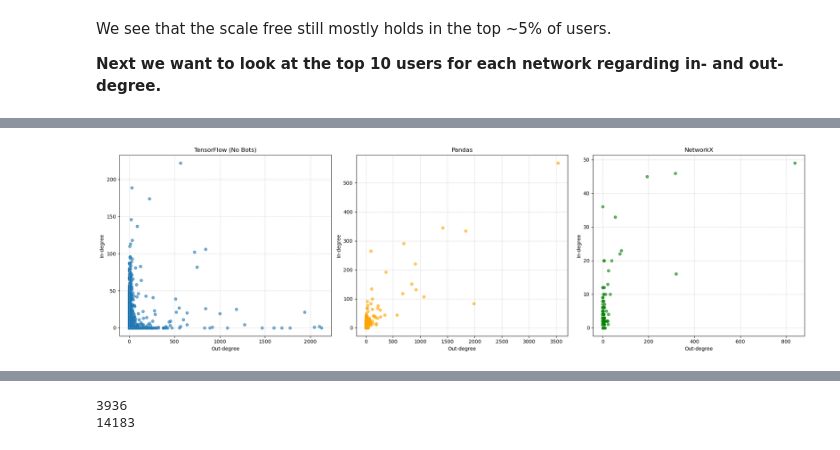
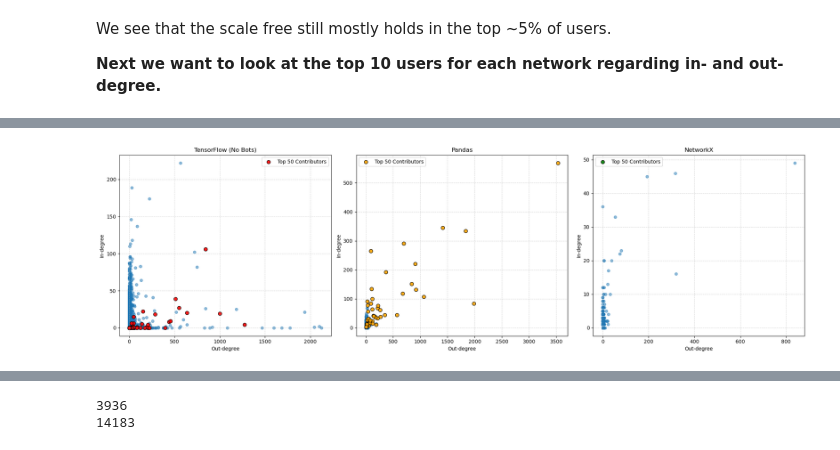
Before and after one commit to badumts78/Social-Graphs, a Jupyter notebook: Project/TestGithub2.ipynb, the cells around one changed output, grey strips where cells are left out. Cells and saved outputs as stored; diff of their text form; code cells hidden in the pictures.

Commit message:
add comparsion users in multiple communities

```diff
--- a/Project/TestGithub2.ipynb
+++ b/Project/TestGithub2.ipynb
@@ -456,3 +459,21 @@ dynamicwebpaige 137           ymodak 2100     datapythonista 265         rhshadr
      Hvass-Labs 110   tensorflow-bot 1884            WillAyd 152            WillAyd  837         ysitu 20          ysitu  39
            mrry 106        ravikyram 1774             Dr-Irv 134       MarcoGorelli  694    joelmiller 20      jtorrents  32
           bhack 102     sushreebarsa 1683              phofl 132    simonjayhawkins  672   NeilGirdhar 20 Michael-E-Rose  25
+# %%
+def get_top_contributors(owner, repo):
+    url = f"https://api.github.com/repos/{owner}/{repo}/contributors?per_page=50"
+    response = requests.get(url)
+
+    if response.status_code == 200:
+        data = response.json()
+        return [user['login'] for user in data]
+    else:
+        print(f"Error fetching {repo}: Status {response.status_code}")
+        print("You may have hit the GitHub API rate limit.")
+        return []
+
+top_50_tf = get_top_contributors('tensorflow', 'tensorflow')
+top_50_pandas = get_top_contributors('pandas-dev', 'pandas')
+top_50_nx = get_top_contributors('networkx', 'networkx')
+
+print(f"Fetched: {len(top_50_tf)} TF users, {len(top_50_pandas)} Pandas users, {len(top_50_nx)} NX users.")
@@ -459,51 +484,101 @@ dynamicwebpaige 137           ymodak 2100     datapythonista 265         rhshadr
 # %%
 fig, axs = plt.subplots(1, 3, figsize=(20, 6), sharey=False)
 
+# TensorFlow
 in_degrees = dict(G_tensorflow.in_degree())
 out_degrees = dict(G_tensorflow.out_degree())
-
 bots = ['google-ml-butler', 'tensorflowbutler', 'github-actions', 'tensorflow-bot']
 nodes = list(G_tensorflow.nodes())
 
-x_out = [out_degrees[n] for n in nodes if n not in bots]
-y_in  = [in_degrees[n] for n in nodes if n not in bots]
+# Separate data into two groups
+x_rest, y_rest = [], []
+x_top, y_top = [], []
 
-axs[0].scatter(x_out, y_in, alpha=0.6, s=30)
+for n in nodes:
+    if n in bots:
+        continue # Skip bots
+
+    x = out_degrees[n]
+    y = in_degrees[n]
+
+    if n in top_50_tf:
+        x_top.append(x)
+        y_top.append(y)
+    else:
+        x_rest.append(x)
+        y_rest.append(y)
+
+# Plot "Rest" in grey/blue
+axs[0].scatter(x_rest, y_rest, alpha=0.5, s=30, color='tab:blue')
+# Plot "Top 50" in distinct red
+axs[0].scatter(x_top, y_top, alpha=0.9, s=50, c='red', edgecolors='black', label='Top 50 Contributors')
+
 axs[0].set_xlabel("Out-degree")
 axs[0].set_ylabel("In-degree")
 axs[0].set_title("TensorFlow (No Bots)")
+axs[0].legend()
 axs[0].grid(True, linestyle="--", alpha=0.5)
 
+# Pandas
 in_degrees = dict(G_pandas.in_degree())
 out_degrees = dict(G_pandas.out_degree())
+nodes = list(G_pandas.nodes())
 
-nodes = list(G_pandas.nodes())
-x_out = [out_degrees[n] for n in nodes]
-y_in  = [in_degrees[n] for n in nodes]
+x_rest, y_rest = [], []
+x_top, y_top = [], []
 
-axs[1].scatter(x_out, y_in, alpha=0.6, s=30, color='orange')
+for n in nodes:
+    x = out_degrees[n]
+    y = in_degrees[n]
+
+    if n in top_50_pandas:
+        x_top.append(x)
+        y_top.append(y)
+    else:
+        x_rest.append(x)
+        y_rest.append(y)
+
+axs[1].scatter(x_rest, y_rest, alpha=0.5, s=30, color='tab:blue')
+axs[1].scatter(x_top, y_top, alpha=0.9, s=50, c='orange', edgecolors='black', label='Top 50 Contributors')
+
 axs[1].set_xlabel("Out-degree")
 axs[1].set_ylabel("In-degree")
 axs[1].set_title("Pandas")
+axs[1].legend()
 axs[1].grid(True, linestyle="--", alpha=0.5)
 
+# NetworkX
 in_degrees = dict(G_networkx.in_degree())
 out_degrees = dict(G_networkx.out_degree())
+nodes = list(G_networkx.nodes())
 
-nodes = list(G_networkx.nodes())
-x_out = [out_degrees[n] for n in nodes]
-y_in  = [in_degrees[n] for n in nodes]
+x_rest, y_rest = [], []
+x_top, y_top = [], []
 
-axs[2].scatter(x_out, y_in, alpha=0.6, s=30, color='green')
+for n in nodes:
+    x = out_degrees[n]
+    y = in_degrees[n]
+
+    if n in top_50_nx:
+        x_top.append(x)
+        y_top.append(y)
+    else:
+        x_rest.append(x)
+        y_rest.append(y)
+
+axs[2].scatter(x_rest, y_rest, alpha=0.5, s=30, color='tab:blue')
+axs[2].scatter(x_top, y_top, alpha=0.9, s=50, c='green', edgecolors='black', label='Top 50 Contributors')
+
 axs[2].set_xlabel("Out-degree")
 axs[2].set_ylabel("In-degree")
 axs[2].set_title("NetworkX")
+axs[2].legend()
 axs[2].grid(True, linestyle="--", alpha=0.5)
 
 plt.tight_layout()
 plt.show()
 # %% [output]
-[figure, old version]
+[figure, new version]
 # %%
 both_tensorflow_pandas = [d for d in G_tensorflow.nodes() if d in G_pandas]
 both_tensorflow_networkx = [d for d in G_tensorflow.nodes() if d in G_networkx]
```
Also changed, not shown: parts of 12 cells of this notebook, 1 other file.
